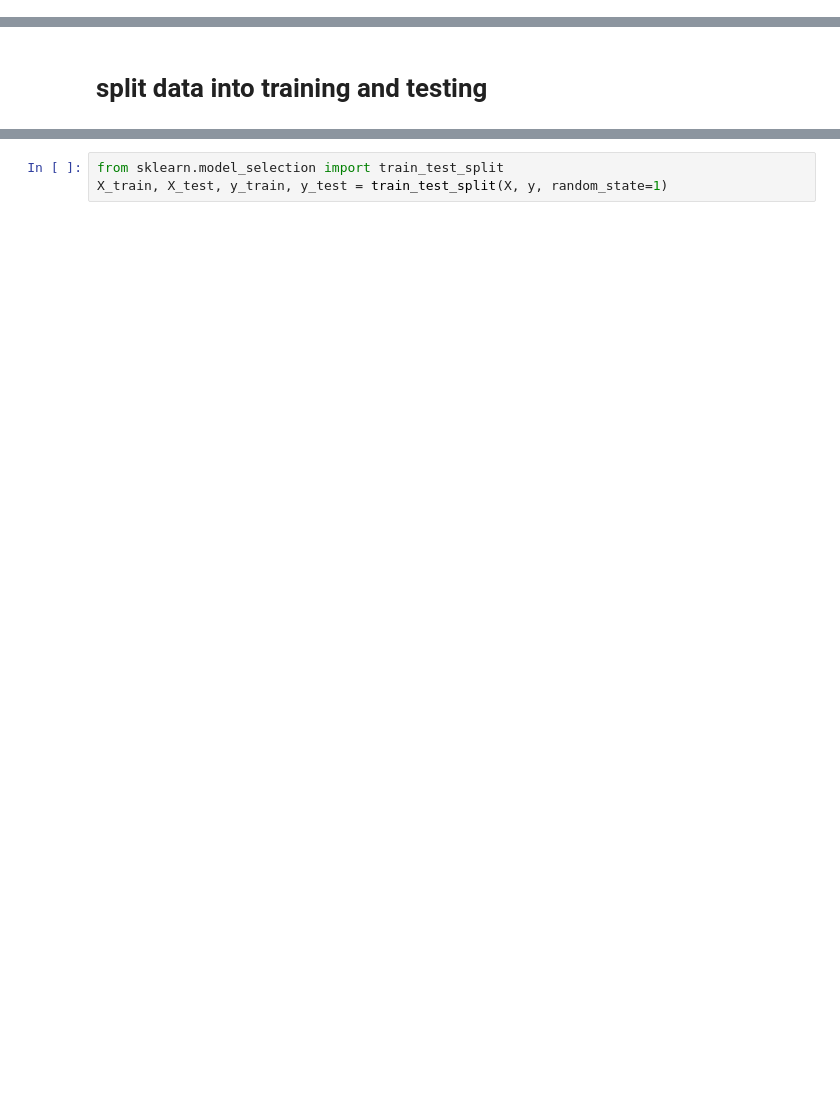
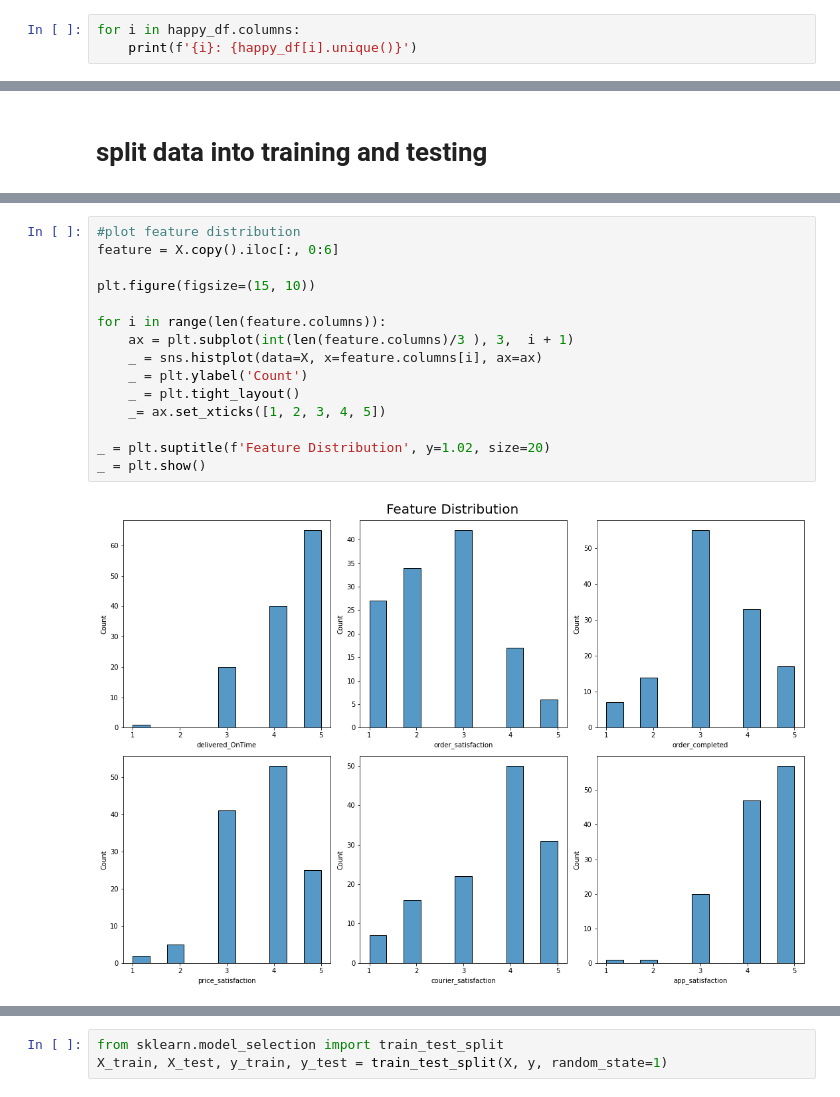
Before and after one commit to Ayesha-da/-wAcWkgB3MNvvMQpi, a Jupyter notebook: happy_customer.ipynb, the cells around one changed output, grey strips where cells are left out. Saved outputs shown, nothing was run; the diff lists cells and outputs as text; blank space fills up the shorter version.

```diff
--- a/happy_customer.ipynb
+++ b/happy_customer.ipynb
@@ -122,0 +140,3 @@ happy_df.corr(method = "pearson") > 0.85
+# %%
+for i in happy_df.columns:
+    print(f'{i}: {happy_df[i].unique()}')
@@ -143 +171,18 @@ X
 126 rows × 6 columns
+# %%
+#plot feature distribution
+feature = X.copy().iloc[:, 0:6]
+
+plt.figure(figsize=(15, 10))
+
+for i in range(len(feature.columns)):
+    ax = plt.subplot(int(len(feature.columns)/3 ), 3,  i + 1)
+    _ = sns.histplot(data=X, x=feature.columns[i], ax=ax)
+    _ = plt.ylabel('Count')
+    _ = plt.tight_layout()
+    _= ax.set_xticks([1, 2, 3, 4, 5])
+
+_ = plt.suptitle(f'Feature Distribution', y=1.02, size=20)
+_ = plt.show()
+# %% [output]
+[figure, added]
```
Also changed, not shown: parts of 74 cells of this notebook.
